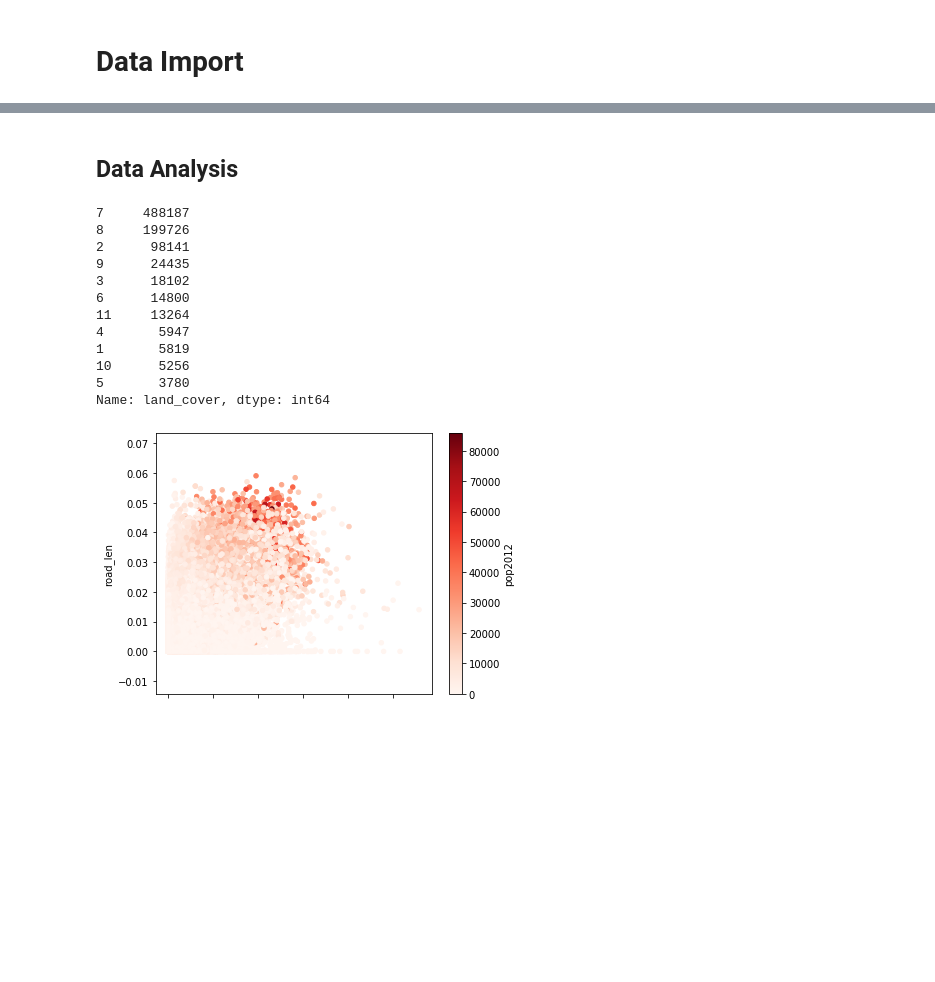
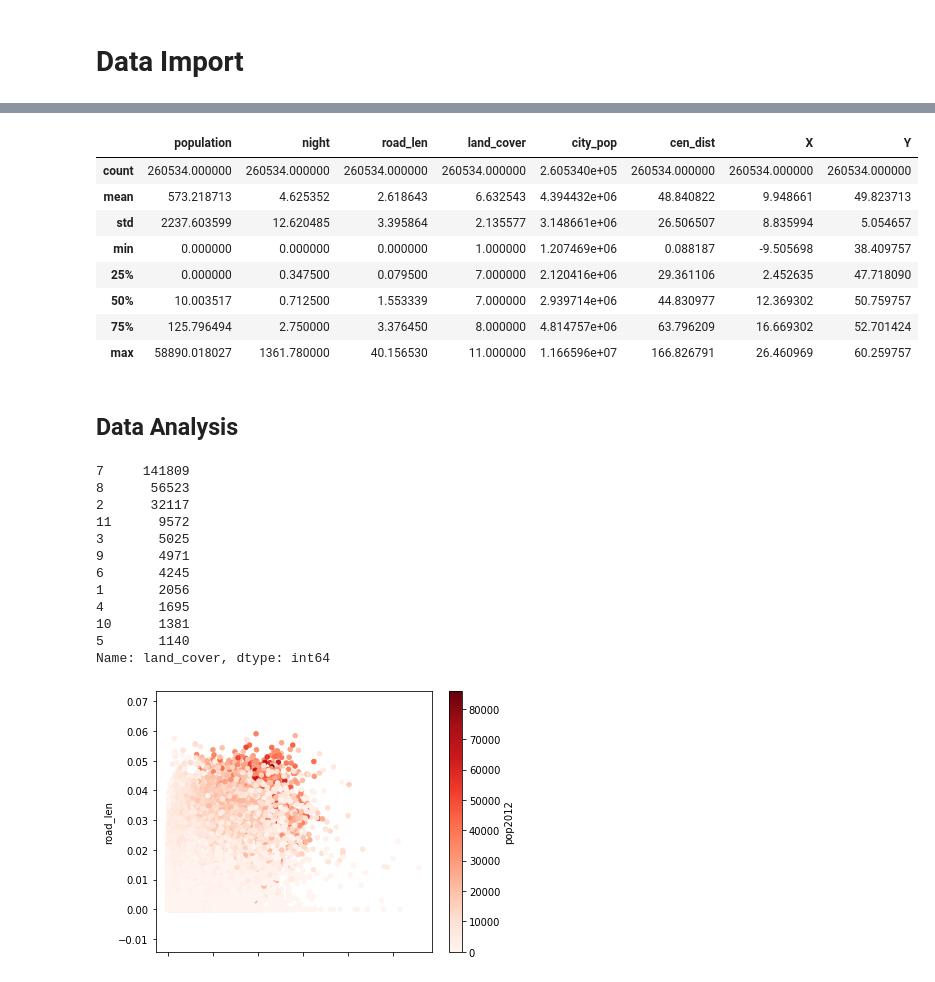
Before and after one commit to past-urbanist/Mon-Pop-Pred, a Jupyter notebook: 1_Data_Analysis.ipynb, the cells around one changed output, grey strips where cells are left out. Cells and saved outputs as stored; diff of their text form; code cells hidden in the pictures; blank space fills up the shorter version.

```diff
--- a/1_Data_Analysis.ipynb
+++ b/1_Data_Analysis.ipynb
@@ -41,22 +44,33 @@ alist
 # %%
-alist = [ 'pop2012',  'night', 'road_len', 'land_cover', 'city_pop', 'X', 'Y', 'country', 'fua_name']
+alist = [ 'population',  'night', 'road_len', 'land_cover', 'city_pop', 'cen_dist', 'X', 'Y', 'country', 'fua_name']
 data = data[alist]
+data.describe()
+# %% [output]
+|  | population | night | road_len | land_cover | city_pop | cen_dist | X | Y |
+| count | 260534.000000 | 260534.000000 | 260534.000000 | 260534.000000 | 2.605340e+05 | 260534.000000 | 260534.000000 | 260534.000000 |
+| mean | 573.218713 | 4.625352 | 2.618643 | 6.632543 | 4.394432e+06 | 48.840822 | 9.948661 | 49.823713 |
+| std | 2237.603599 | 12.620485 | 3.395864 | 2.135577 | 3.148661e+06 | 26.506507 | 8.835994 | 5.054657 |
+| min | 0.000000 | 0.000000 | 0.000000 | 1.000000 | 1.207469e+06 | 0.088187 | -9.505698 | 38.409757 |
+| 25% | 0.000000 | 0.347500 | 0.079500 | 7.000000 | 2.120416e+06 | 29.361106 | 2.452635 | 47.718090 |
+| 50% | 10.003517 | 0.712500 | 1.553339 | 7.000000 | 2.939714e+06 | 44.830977 | 12.369302 | 50.759757 |
+| 75% | 125.796494 | 2.750000 | 3.376450 | 8.000000 | 4.814757e+06 | 63.796209 | 16.669302 | 52.701424 |
+| max | 58890.018027 | 1361.780000 | 40.156530 | 11.000000 | 1.166596e+07 | 166.826791 | 26.460969 | 60.259757 |
 # %% [markdown]
 ## Data Analysis
 # %%
 data['land_cover'].value_counts()
 # %% [output]
-7     488187
-8     199726
-2      98141
-9      24435
-3      18102
-6      14800
-11     13264
-4       5947
-1       5819
-10      5256
-5       3780
+7     141809
+8      56523
+2      32117
+11      9572
+3       5025
+9       4971
+6       4245
+1       2056
+4       1695
+10      1381
+5       1140
 Name: land_cover, dtype: int64
 # %%
 # Show the population distribution in Roma
```
Also changed, not shown: parts of 10 cells of this notebook, 4 other files.
